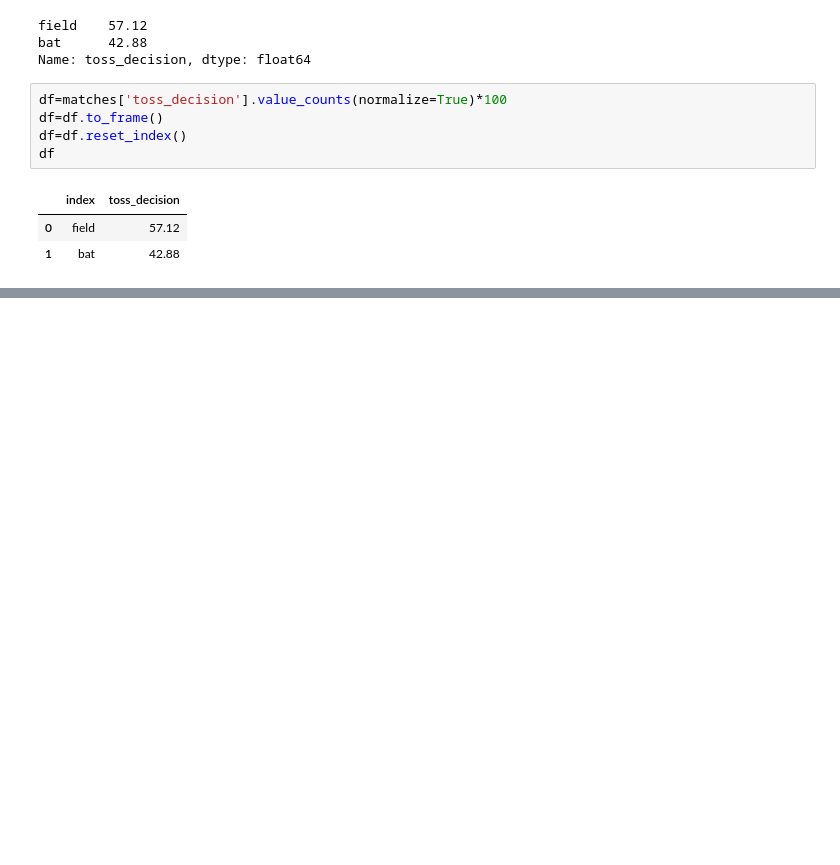
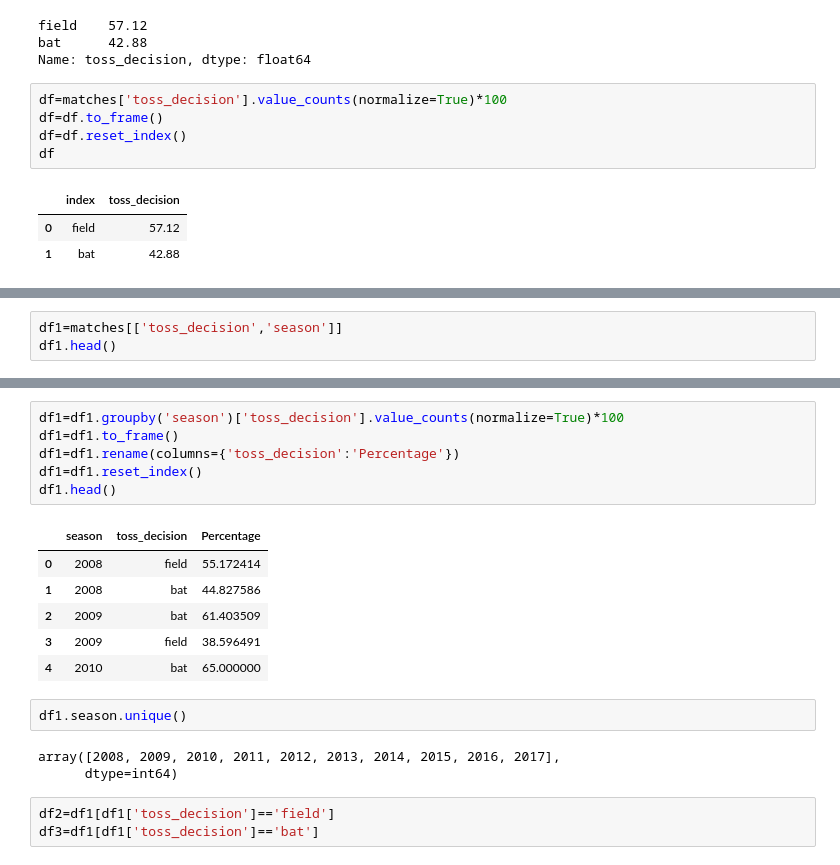
Before and after one commit to fakhruddin2012/Exploratory-Data-Analysis-on-IPL-Dataset, a Jupyter notebook: EDA with the help of Plotly.ipynb, the cells around one changed output, grey strips where cells are left out. Saved outputs shown, nothing was run; the diff lists cells and outputs as text; blank space fills up the shorter version.

```diff
--- a/EDA with the help of Plotly.ipynb
+++ b/EDA with the help of Plotly.ipynb
@@ -208,0 +175,3 @@ Successfully installed orca-1.5.3
+# %%
+df1=matches[['toss_decision','season']]
+df1.head()
@@ -208,0 +185,21 @@ Successfully installed orca-1.5.3
+# %%
+df1=df1.groupby('season')['toss_decision'].value_counts(normalize=True)*100
+df1=df1.to_frame()
+df1=df1.rename(columns={'toss_decision':'Percentage'})
+df1=df1.reset_index()
+df1.head()
+# %% [output]
+|  | season | toss_decision | Percentage |
+| 0 | 2008 | field | 55.172414 |
+| 1 | 2008 | bat | 44.827586 |
+| 2 | 2009 | bat | 61.403509 |
+| 3 | 2009 | field | 38.596491 |
+| 4 | 2010 | bat | 65.000000 |
+# %%
+df1.season.unique()
+# %% [output]
+array([2008, 2009, 2010, 2011, 2012, 2013, 2014, 2015, 2016, 2017],
+      dtype=int64)
+# %%
+df2=df1[df1['toss_decision']=='field']
+df3=df1[df1['toss_decision']=='bat']
```
Also changed, not shown: parts of 9 cells of this notebook, 1 other file.
